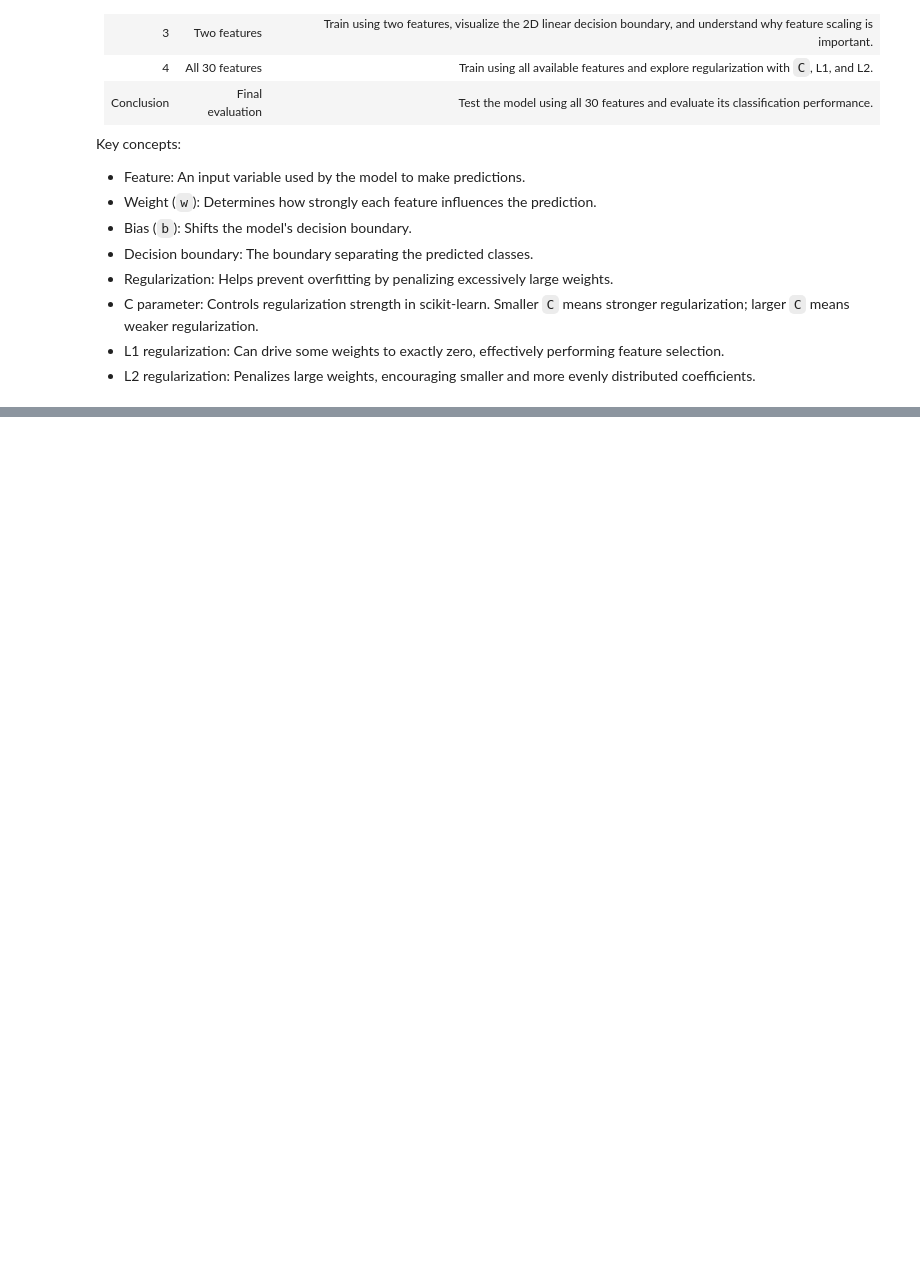
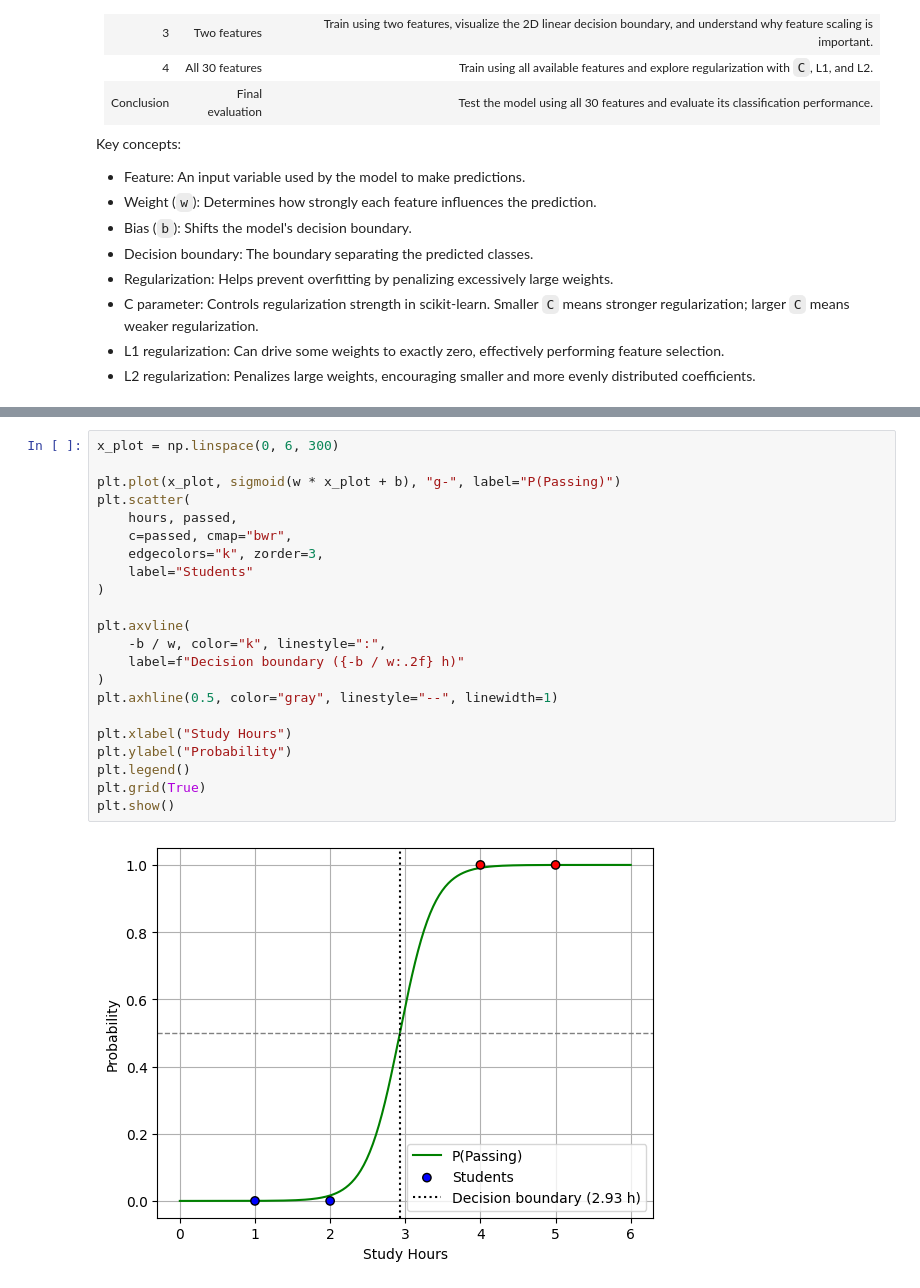
Before and after one commit to DavidCalebChaparroOrozco/hands-on-ml-sklearn-pytorch2026, a Jupyter notebook: notebooks/part1_fundamentals/ch04_training_models/06_logistic_regression_lab.ipynb, the cells around one changed output, grey strips where cells are left out. Cells and saved outputs as stored; diff of their text form; blank space fills up the shorter version.

```diff
--- a/notebooks/part1_fundamentals/ch04_training_models/06_logistic_regression_lab.ipynb
+++ b/notebooks/part1_fundamentals/ch04_training_models/06_logistic_regression_lab.ipynb
@@ -49,0 +251,24 @@ Key concepts:
+# %%
+x_plot = np.linspace(0, 6, 300)
+
+plt.plot(x_plot, sigmoid(w * x_plot + b), "g-", label="P(Passing)")
+plt.scatter(
+    hours, passed,
+    c=passed, cmap="bwr",
+    edgecolors="k", zorder=3,
+    label="Students"
+)
+
+plt.axvline(
+    -b / w, color="k", linestyle=":",
+    label=f"Decision boundary ({-b / w:.2f} h)"
+)
+plt.axhline(0.5, color="gray", linestyle="--", linewidth=1)
+
+plt.xlabel("Study Hours")
+plt.ylabel("Probability")
+plt.legend()
+plt.grid(True)
+plt.show()
+# %% [output]
+[figure, added]
```
Also changed, not shown: parts of 38 cells of this notebook.
